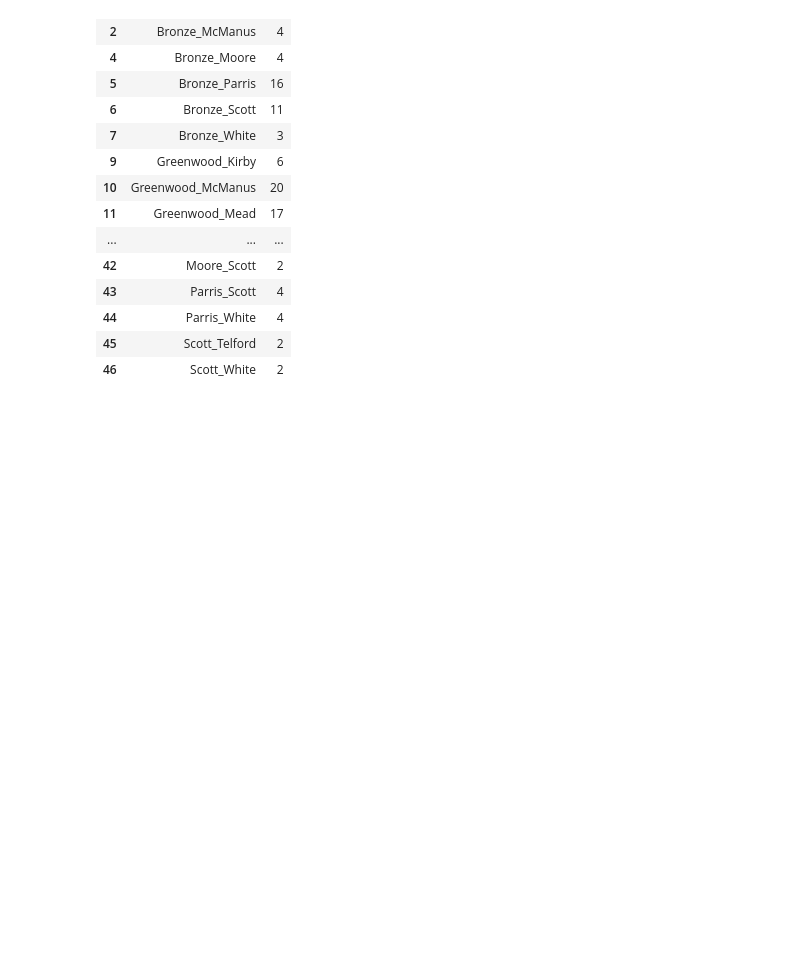
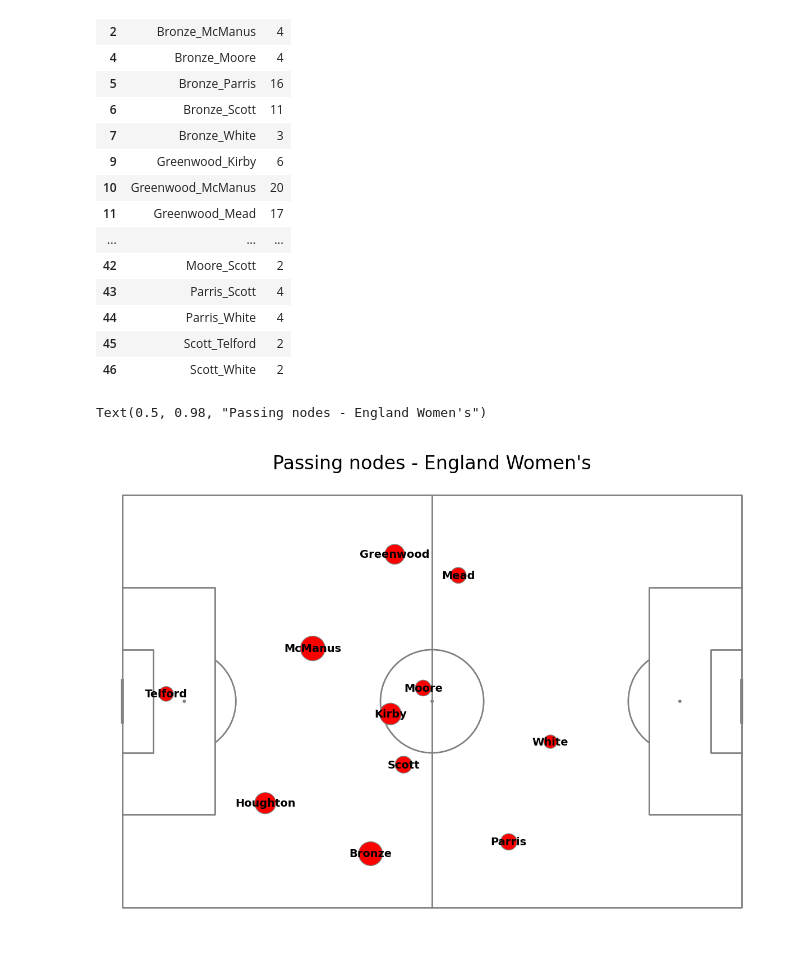
Before and after one commit to MarijnSt/soccermatics, a Jupyter notebook: 1-event-data/1-3-passing-networks.ipynb, the cells around one changed output. Cells and saved outputs as stored; diff of their text form; code cells hidden in the pictures; blank space fills up the shorter version.

Commit message:
1.3 passing networks: plot location nodes

```diff
--- a/1-event-data/1-3-passing-networks.ipynb
+++ b/1-event-data/1-3-passing-networks.ipynb
@@ -104,3 +104,19 @@ lines_df
 | 44 | Parris_White | 4 |
 | 45 | Scott_Telford | 2 |
 | 46 | Scott_White | 2 |
+# %%
+# draw pitch
+pitch = Pitch(line_color="grey")
+fig, ax = pitch.grid(grid_height=0.9, title_height=0.06, axis=False, endnote_height=0.04, title_space=0, endnote_space=0)
+
+# scatter the locations of the players
+pitch.scatter(scatter_df["x"], scatter_df["y"], s=scatter_df["marker_size"], ax=ax["pitch"], color="red", edgecolors="grey", linewidth=1, zorder=3)
+
+# annotate the locations with the player name
+for i, row in scatter_df.iterrows():
+    pitch.annotate(row.player_name, xy=(row.x, row.y), c="black", fontsize=14, fontweight="bold", ha="center", va="center", ax=ax["pitch"], zorder=4)
+
+fig.suptitle("Passing nodes - " + team_name, fontsize=24)
+# %% [output]
+Text(0.5, 0.98, "Passing nodes - England Women's")
+[figure, added]
```
Also changed, not shown: parts of 1 cell of this notebook.
